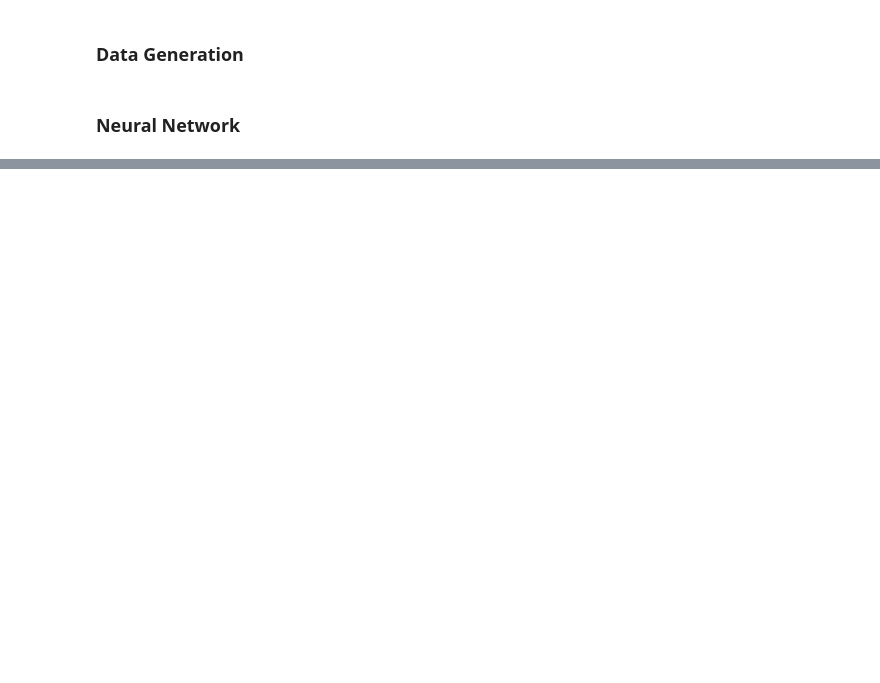
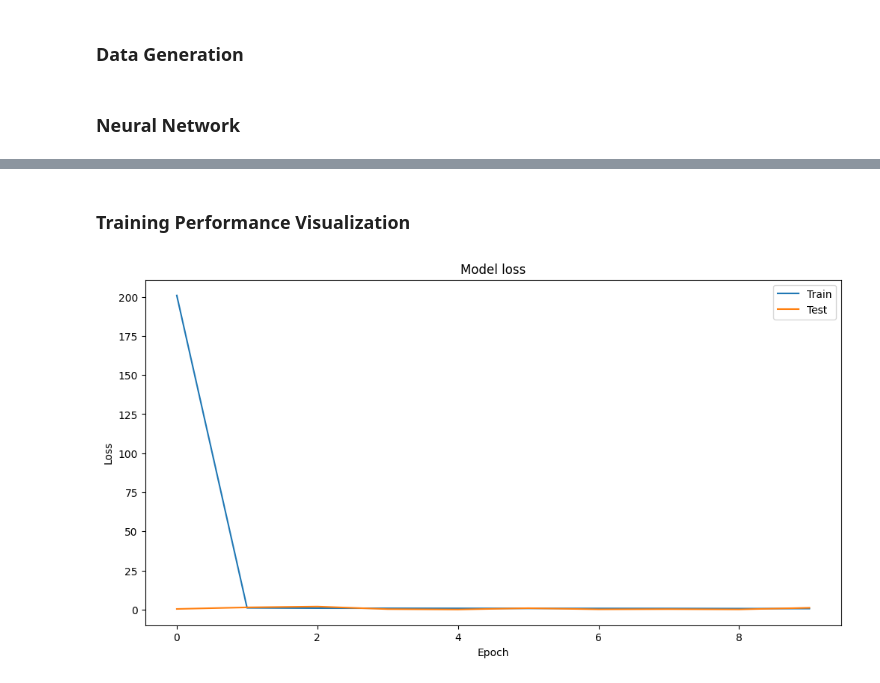
Before and after one commit to satyajitlion/Projectile_Motion_Network, a Jupyter notebook: projectile_motion.ipynb, the cells around one changed output, grey strips where cells are left out. Drawn from its saved outputs; the diff is of its cells as text; code cells hidden in the pictures; blank space fills up the shorter version.

```diff
--- a/projectile_motion.ipynb
+++ b/projectile_motion.ipynb
@@ -131,0 +132,16 @@ Epoch 10/10
+# %% [markdown]
+### Training Performance Visualization
+# %%
+# Plot training & validation loss values
+plt.figure(figsize=(12, 6))
+plt.plot(history.history['loss'])
+plt.plot(history.history['val_loss'])
+plt.title('Model loss')
+plt.ylabel('Loss')
+plt.xlabel('Epoch')
+plt.legend(['Train', 'Test'], loc='upper right')
+plt.savefig("training_performance.jpg", dpi=300) # Saves as JPG with 300 DPI
+plt.show()
+plt.close() # Close the plot to free memory
+# %% [output]
+[figure, added]
```
Also changed, not shown: parts of 13 cells of this notebook, 11 other files.
